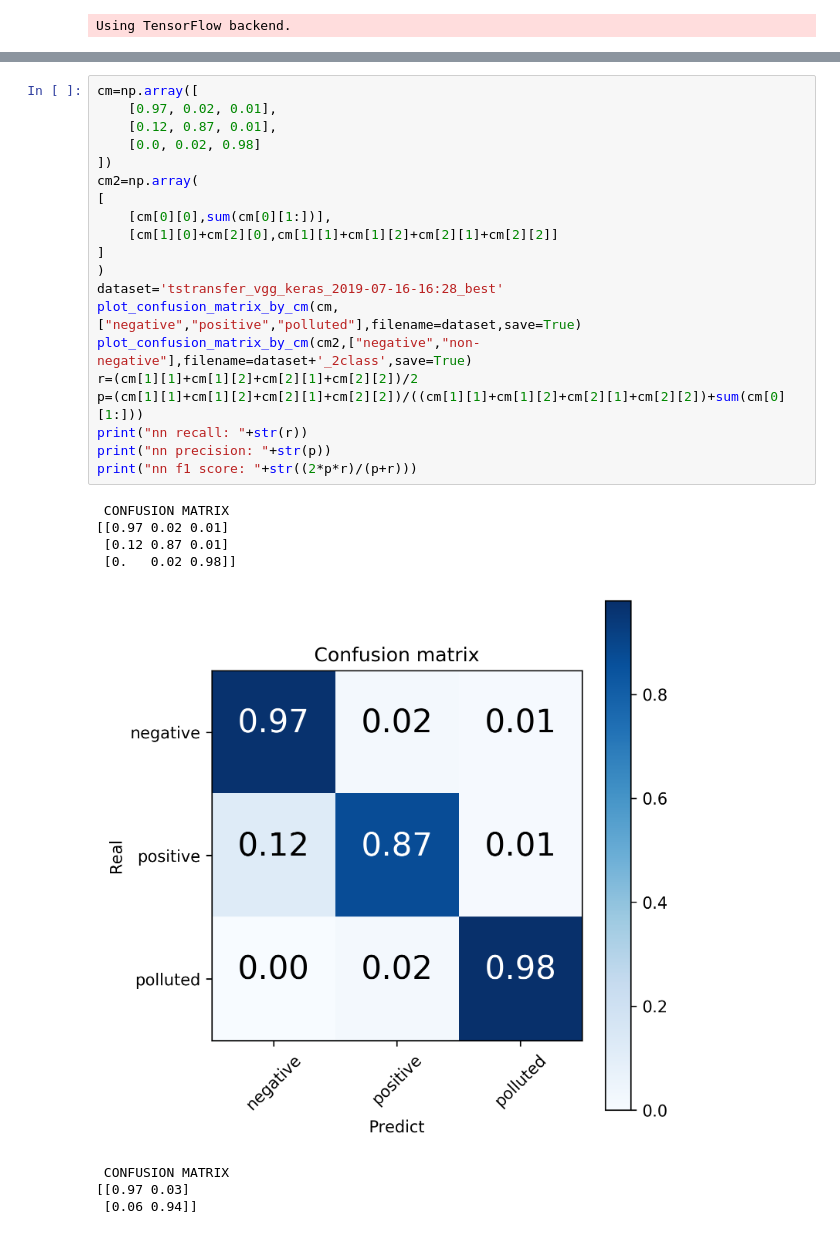
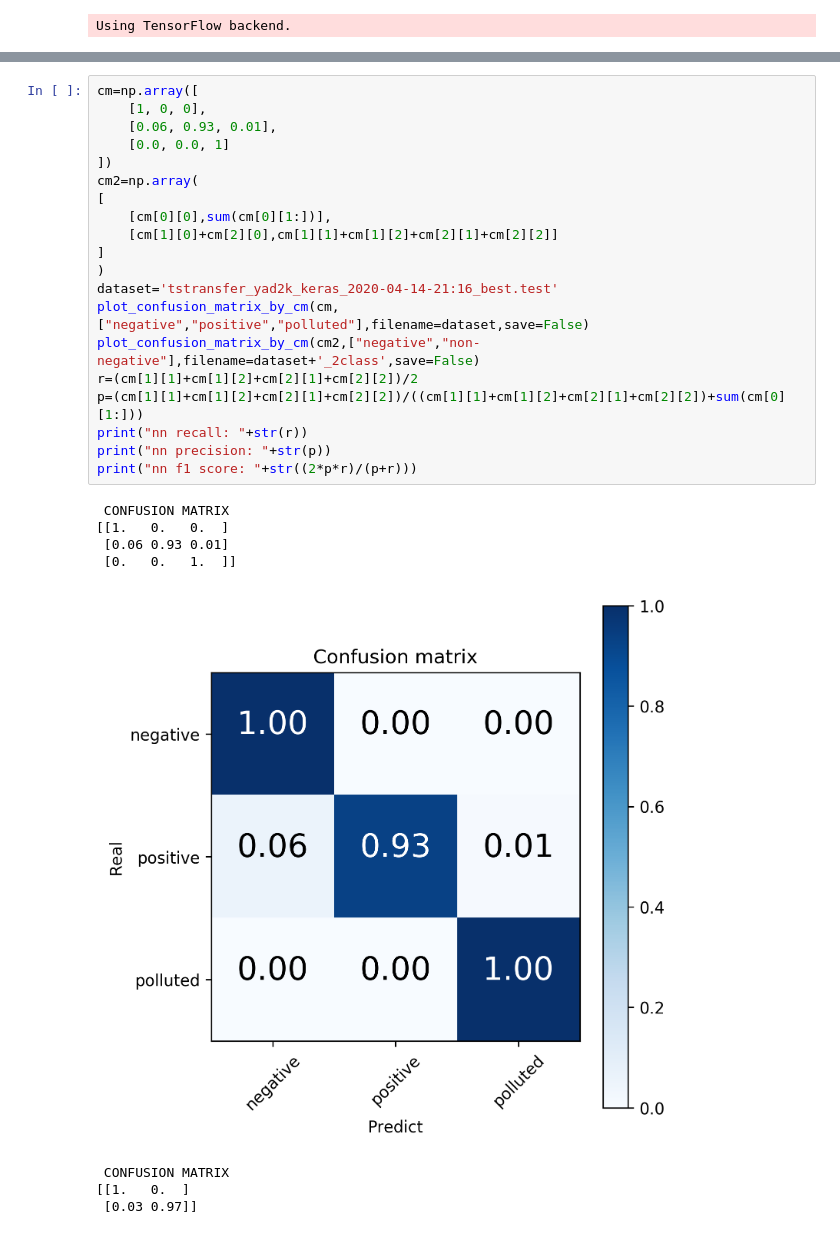
Before and after one commit to cilegann/TuberculosisDetect, a Jupyter notebook: plotCM.ipynb, the cells around one changed output, grey strips where cells are left out. Cells and saved outputs as stored; diff of their text form.

```diff
--- a/plotCM.ipynb
+++ b/plotCM.ipynb
@@ -7,29 +9,29 @@ Using TensorFlow backend.
 # %%
 cm=np.array([
-    [0.97, 0.02, 0.01],
-    [0.12, 0.87, 0.01],
-    [0.0, 0.02, 0.98]
+    [1, 0, 0],
+    [0.06, 0.93, 0.01],
+    [0.0, 0.0, 1]
 ])
 cm2=np.array(
 [
     [cm[0][0],sum(cm[0][1:])],
     [cm[1][0]+cm[2][0],cm[1][1]+cm[1][2]+cm[2][1]+cm[2][2]]
 ]
 )
-dataset='tstransfer_vgg_keras_2019-07-16-16:28_best'
-plot_confusion_matrix_by_cm(cm,["negative","positive","polluted"],filename=dataset,save=True)
-plot_confusion_matrix_by_cm(cm2,["negative","non-negative"],filename=dataset+'_2class',save=True)
+dataset='tstransfer_yad2k_keras_2020-04-14-21:16_best.test'
+plot_confusion_matrix_by_cm(cm,["negative","positive","polluted"],filename=dataset,save=False)
+plot_confusion_matrix_by_cm(cm2,["negative","non-negative"],filename=dataset+'_2class',save=False)
 r=(cm[1][1]+cm[1][2]+cm[2][1]+cm[2][2])/2
 p=(cm[1][1]+cm[1][2]+cm[2][1]+cm[2][2])/((cm[1][1]+cm[1][2]+cm[2][1]+cm[2][2])+sum(cm[0][1:]))
 print("nn recall: "+str(r))
 print("nn precision: "+str(p))
 print("nn f1 score: "+str((2*p*r)/(p+r)))
 # %% [output]
  CONFUSION MATRIX
-[[0.97 0.02 0.01]
- [0.12 0.87 0.01]
- [0.   0.02 0.98]]
+[[1.   0.   0.  ]
+ [0.06 0.93 0.01]
+ [0.   0.   1.  ]]
-[figure, old version]
+[figure, new version]
  CONFUSION MATRIX
-[[0.97 0.03]
- [0.06 0.94]]
+[[1.   0.  ]
+ [0.03 0.97]]
```
Also changed, not shown: parts of 4 cells of this notebook, 7 other files.
